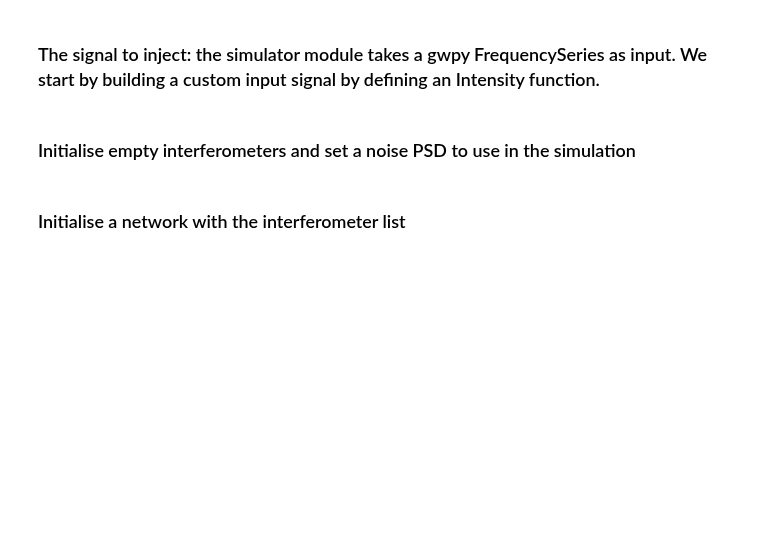
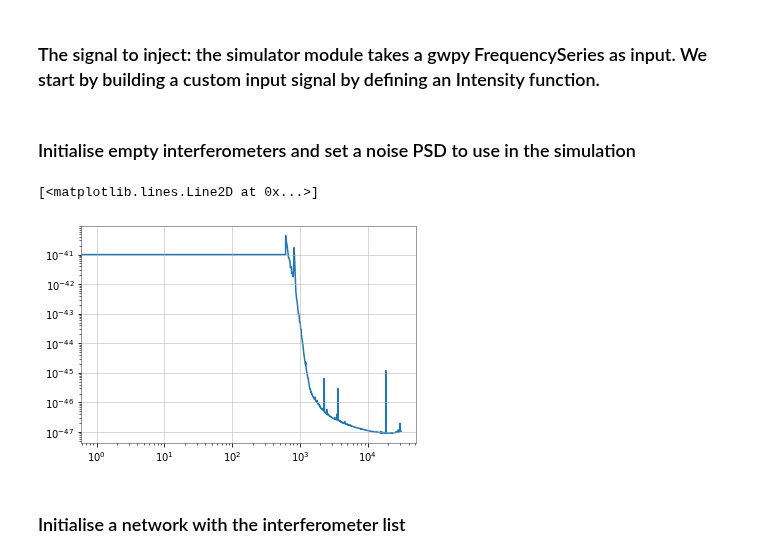
Before and after one commit to a-renzini/pygwb, a Jupyter notebook: tutorials/generate_stochastic_background_in_network.ipynb, the cells around one changed output. Cells and saved outputs as stored; diff of their text form; code cells hidden in the pictures; blank space fills up the shorter version.

```diff
--- a/tutorials/generate_stochastic_background_in_network.ipynb
+++ b/tutorials/generate_stochastic_background_in_network.ipynb
@@ -79,6 +79,13 @@ for ifo in ifo_list:
     ifo.duration = duration
     ifo.sampling_frequency = sampling_frequency
     ifo.power_spectral_density = bilby.gw.detector.PowerSpectralDensity(ifo.frequency_array, np.nan_to_num(ifo.power_spectral_density_array, posinf=1.e-41))
+# %%
+%matplotlib inline
+import matplotlib.pyplot as plt
+plt.loglog(H1.power_spectral_density.psd_array)
+# %% [output]
+[<matplotlib.lines.Line2D at 0x...>]
+[figure, added]
 # %% [markdown]
 ### Initialise a network with the interferometer list
 # %%
```
Also changed, not shown: 5 other files.
